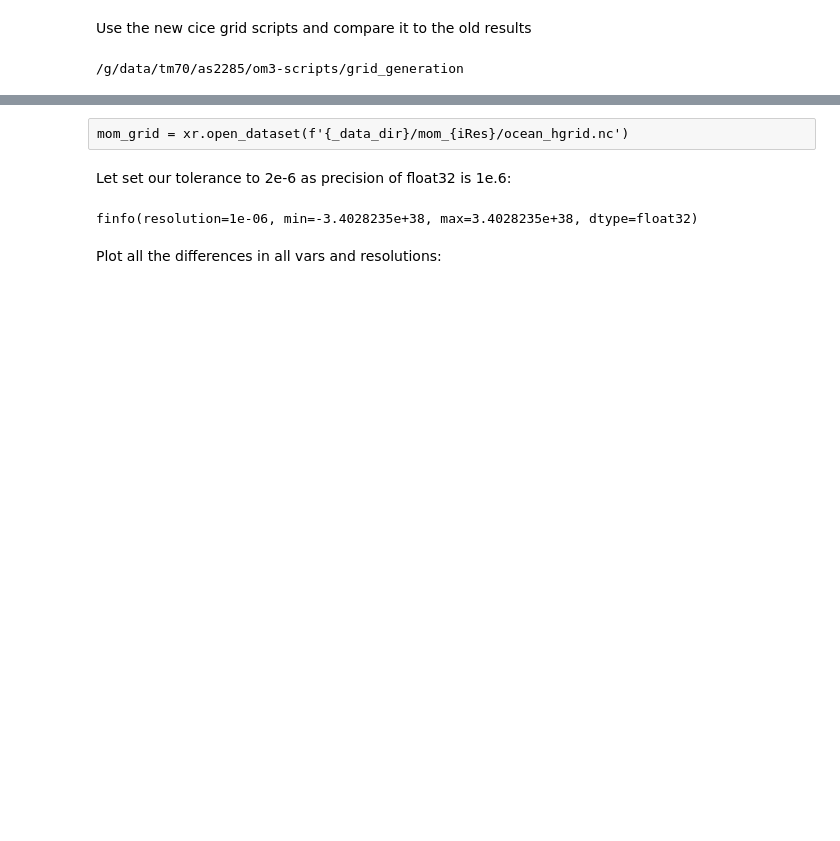
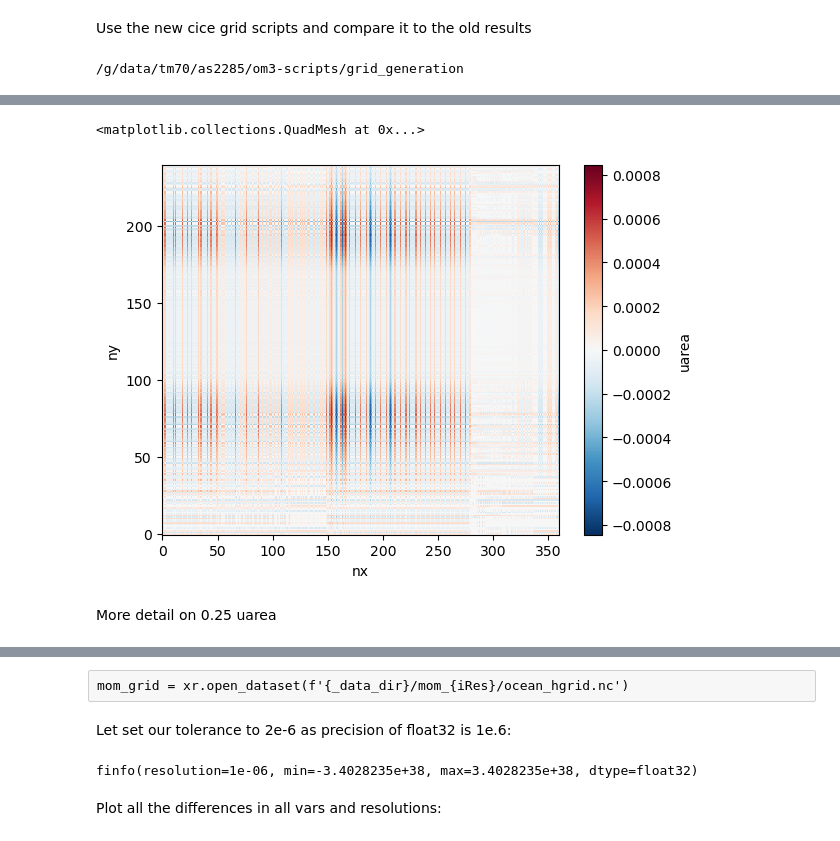
Before and after one commit to anton-seaice/sandbox, a Jupyter notebook: cice_grid_valiation.ipynb, the cells around one changed output, grey strips where cells are left out. Cells and saved outputs as stored; diff of their text form; code cells hidden in the pictures; blank space fills up the shorter version.

```diff
--- a/cice_grid_valiation.ipynb
+++ b/cice_grid_valiation.ipynb
@@ -31,0 +187,11 @@ NetCDF file created successfully.
+# %%
+iRes = '1deg'
+old_cice_grid = xr.open_dataset(f'{_data_dir}/cice_{iRes}/grid.nc')
+new_cice_grid = xr.open_dataset(f'{iRes}/grid.nc')
+# %%
+(new_cice_grid-old_cice_grid).sel(ny=slice(None,240)).uarea.plot()
+# %% [output]
+<matplotlib.collections.QuadMesh at 0x...>
+[figure, added]
+# %% [markdown]
+More detail on 0.25 uarea
```
Also changed, not shown: parts of 31 cells of this notebook.
